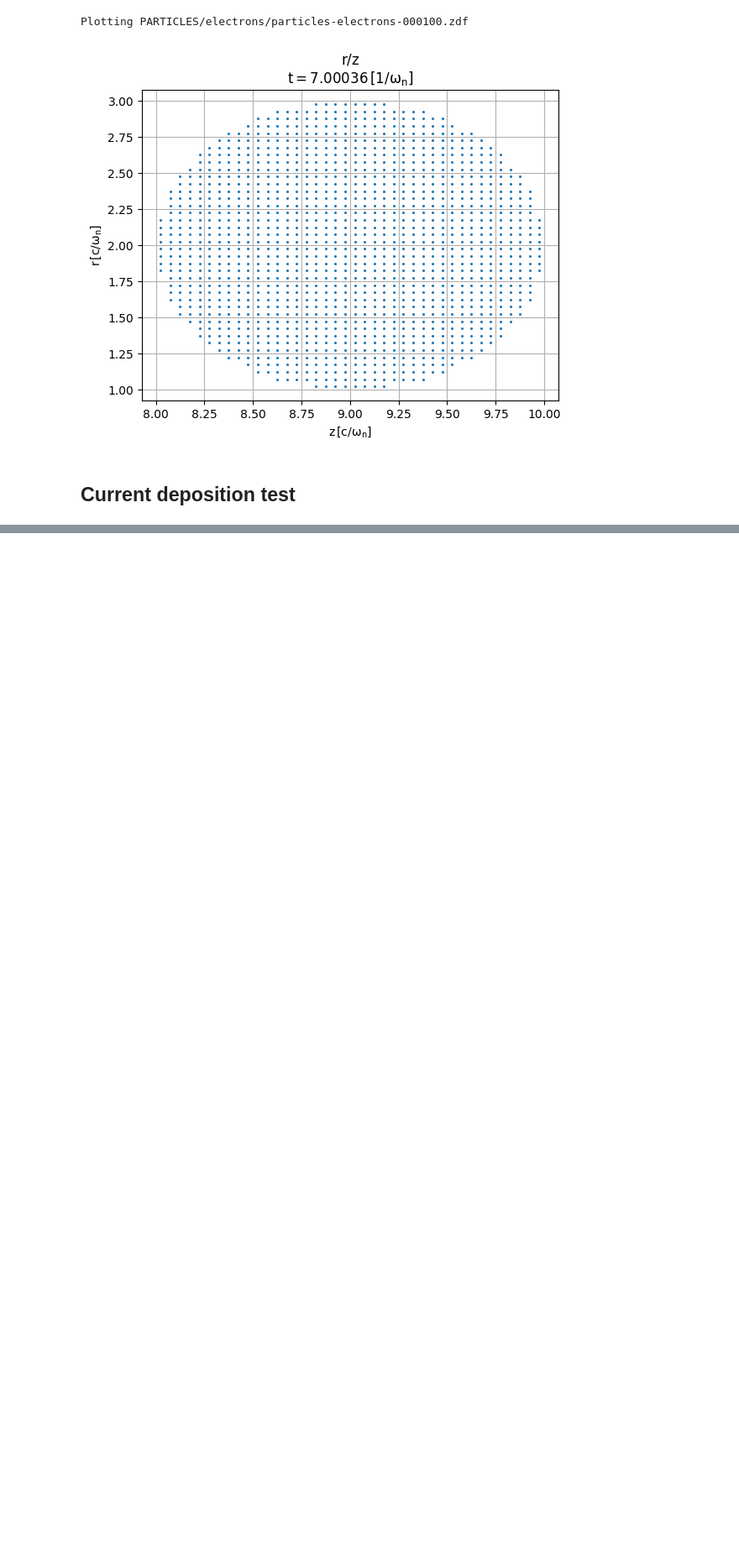
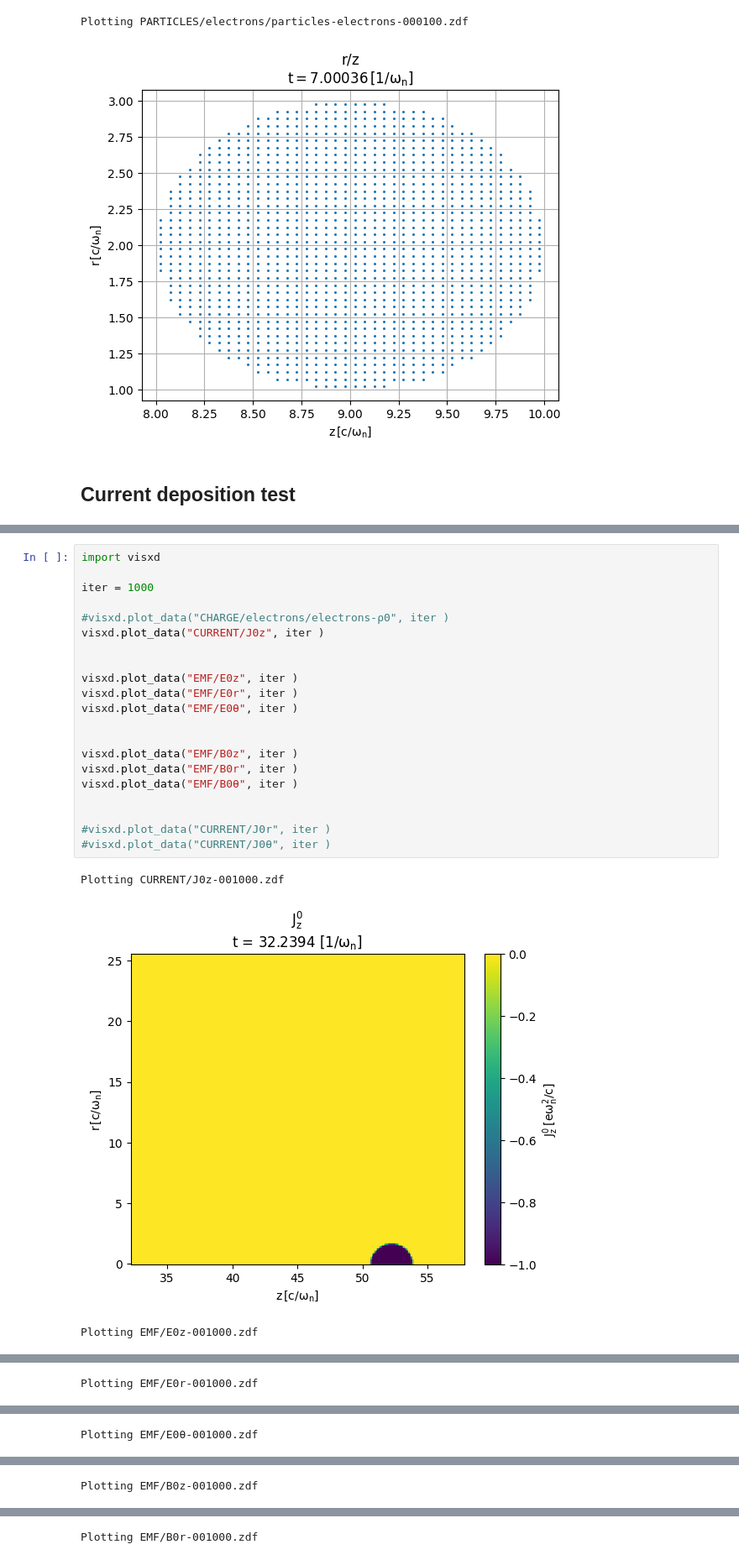
Before and after one commit to ricardo-fonseca/zpic-parallel, a Jupyter notebook: openmp/q3d/Debug-q3d.ipynb, the cells around one changed output, grey strips where cells are left out. Shown at 84% size. Cells and saved outputs as stored; diff of their text form; blank space fills up the shorter version.

```diff
--- a/openmp/q3d/Debug-q3d.ipynb
+++ b/openmp/q3d/Debug-q3d.ipynb
@@ -111,0 +195,25 @@ visxd.complex_grid2d(fname("J1θ", 1), part = 'imag' )
+# %%
+import visxd
+
+iter = 1000
+
+#visxd.plot_data("CHARGE/electrons/electrons-ρ0", iter )
+visxd.plot_data("CURRENT/J0z", iter )
+
+
+visxd.plot_data("EMF/E0z", iter )
+visxd.plot_data("EMF/E0r", iter )
+visxd.plot_data("EMF/E0θ", iter )
+
+
+visxd.plot_data("EMF/B0z", iter )
+visxd.plot_data("EMF/B0r", iter )
+visxd.plot_data("EMF/B0θ", iter )
+
+
+#visxd.plot_data("CURRENT/J0r", iter )
+#visxd.plot_data("CURRENT/J0θ", iter )
+# %% [output]
+Plotting CURRENT/J0z-001000.zdf
+[figure, added]
+Plotting EMF/E0z-001000.zdf
@@ -111,0 +221 @@ visxd.complex_grid2d(fname("J1θ", 1), part = 'imag' )
+Plotting EMF/E0r-001000.zdf
@@ -111,0 +223 @@ visxd.complex_grid2d(fname("J1θ", 1), part = 'imag' )
+Plotting EMF/E0θ-001000.zdf
@@ -111,0 +225 @@ visxd.complex_grid2d(fname("J1θ", 1), part = 'imag' )
+Plotting EMF/B0z-001000.zdf
@@ -111,0 +227 @@ visxd.complex_grid2d(fname("J1θ", 1), part = 'imag' )
+Plotting EMF/B0r-001000.zdf
```
Also changed, not shown: parts of 11 cells of this notebook, 13 other files.
